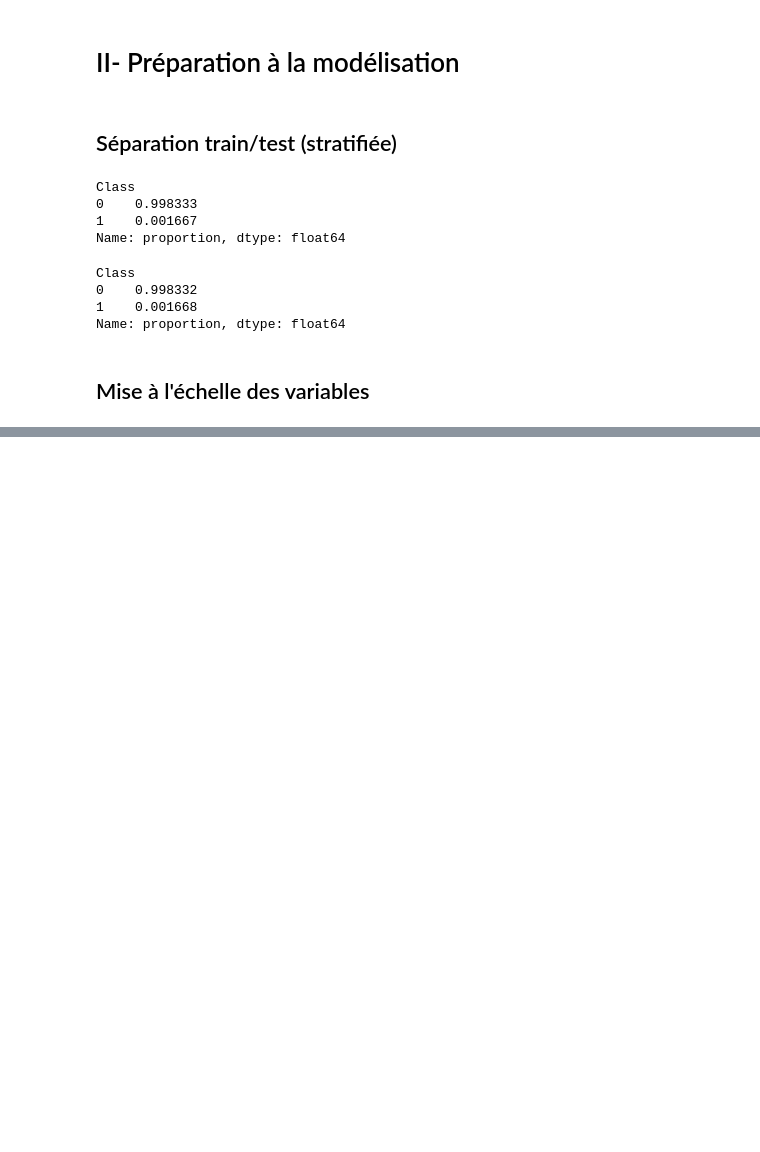
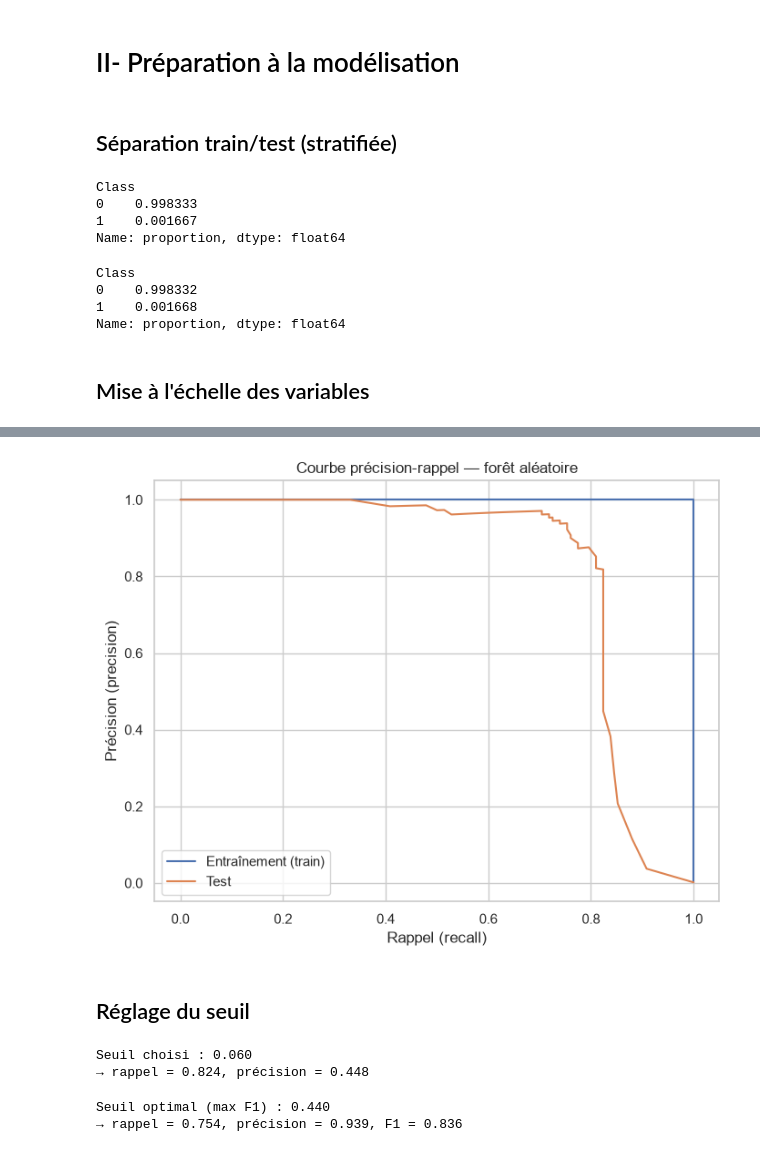
Before and after one commit to hilaryChoco/Detection-fraude-bancaire, a Jupyter notebook: notebooks/01_eda.ipynb, the cells around one changed output, grey strips where cells are left out. Cells and saved outputs as stored; diff of their text form; code cells hidden in the pictures; blank space fills up the shorter version.

```diff
--- a/notebooks/01_eda.ipynb
+++ b/notebooks/01_eda.ipynb
@@ -266,0 +269,5 @@ Justification :
+# %%
+from sklearn.linear_model import LogisticRegression
+
+model = LogisticRegression(class_weight='balanced', max_iter=1000)
+model.fit(X_train_scaled, y_train)
@@ -266,0 +304,10 @@ Justification :
+# %%
+from sklearn.ensemble import RandomForestClassifier
+
+rf = RandomForestClassifier(
+    n_estimators=100,
+    class_weight='balanced',
+    random_state=42,
+    n_jobs=-1
+)
+rf.fit(X_train_scaled, y_train)
@@ -266,0 +335,27 @@ Justification :
+# %%
+import matplotlib.pyplot as plt
+from sklearn.metrics import precision_recall_curve
+
+# probabilités de la classe "fraude"
+proba_train = rf.predict_proba(X_train_scaled)[:, 1]
+proba_test  = rf.predict_proba(X_test_scaled)[:, 1]
+
+# calcul des deux courbes précision-rappel
+prec_train, rec_train, _ = precision_recall_curve(y_train, proba_train)
+prec_test,  rec_test,  _ = precision_recall_curve(y_test,  proba_test)
+
+# tracé sur une même figure
+plt.figure(figsize=(8, 6))
+plt.plot(rec_train, prec_train, label="Entraînement (train)")
+plt.plot(rec_test,  prec_test,  label="Test")
+plt.xlabel("Rappel (recall)")
+plt.ylabel("Précision (precision)")
+plt.title("Courbe précision-rappel — forêt aléatoire")
+plt.legend()
+plt.grid(True)
+plt.savefig("../reports/courbe_precision_rappel.png", dpi=150, bbox_inches="tight")
+plt.show()
+# %% [output]
+[figure, added]
+# %% [markdown]
+## Réglage du seuil
@@ -266,0 +364,32 @@ Justification :
+# %%
+import numpy as np
+
+cible = 0.82
+
+# rec_test a une valeur de plus que seuils_test → on aligne en retirant le dernier point
+rec_aligne = rec_test[:-1]
+prec_aligne = prec_test[:-1]
+
+# index du point dont le rappel est le plus proche de la cible
+i = np.argmin(np.abs(rec_aligne - cible))
+
+seuil_choisi = seuils_test[i]
+print(f"Seuil choisi : {seuil_choisi:.3f}")
+print(f"→ rappel = {rec_aligne[i]:.3f}, précision = {prec_aligne[i]:.3f}")
+# %% [output]
+Seuil choisi : 0.060
+→ rappel = 0.824, précision = 0.448
+# %%
+import numpy as np
+
+# F1 en chaque point (on réutilise les tableaux alignés)
+f1_scores = 2 * (prec_aligne * rec_aligne) / (prec_aligne + rec_aligne + 1e-9)
+
+j = np.argmax(f1_scores)   # position du meilleur F1
+seuil_optimal = seuils_test[j]
+
+print(f"Seuil optimal (max F1) : {seuil_optimal:.3f}")
+print(f"→ rappel = {rec_aligne[j]:.3f}, précision = {prec_aligne[j]:.3f}, F1 = {f1_scores[j]:.3f}")
+# %% [output]
+Seuil optimal (max F1) : 0.440
+→ rappel = 0.754, précision = 0.939, F1 = 0.836
```
Also changed, not shown: parts of 20 cells of this notebook, 2 other files.
